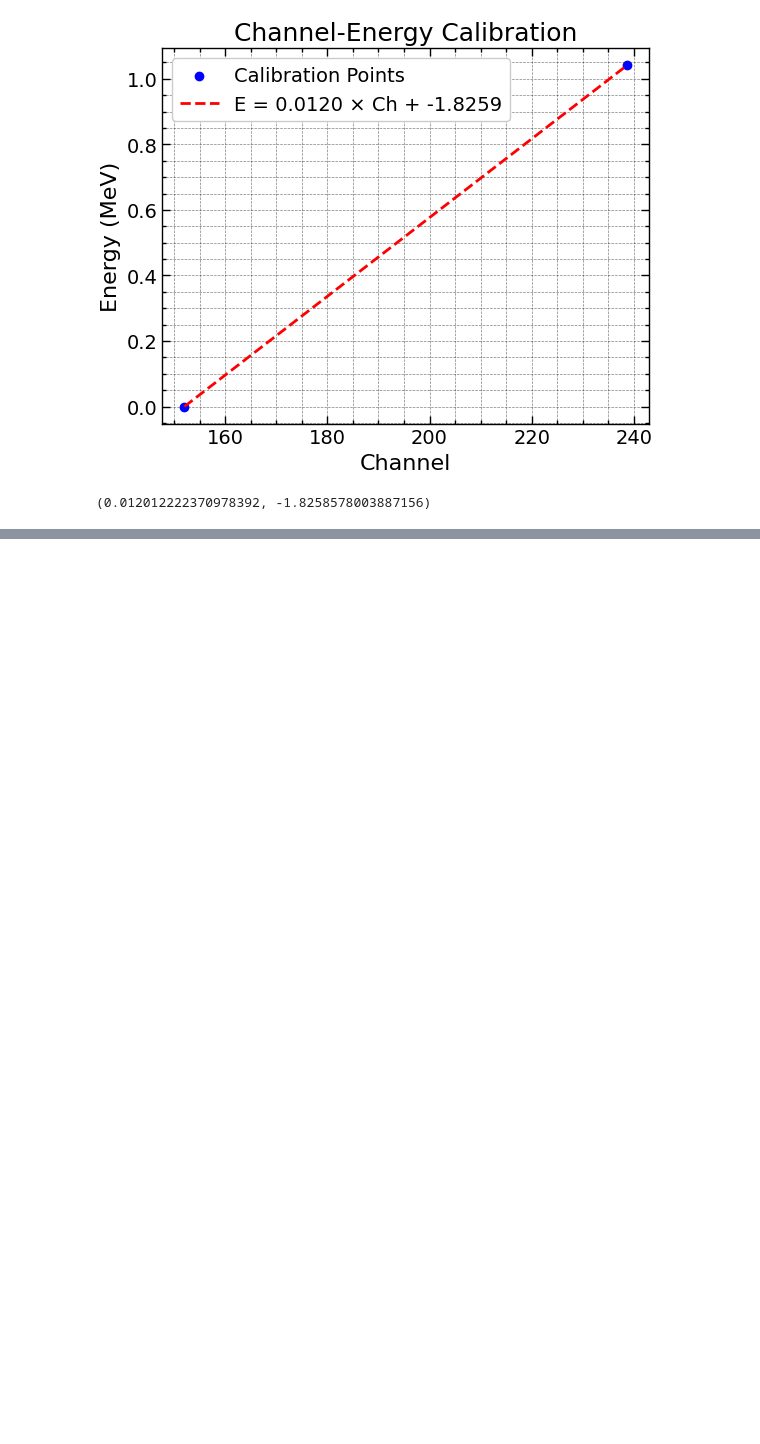
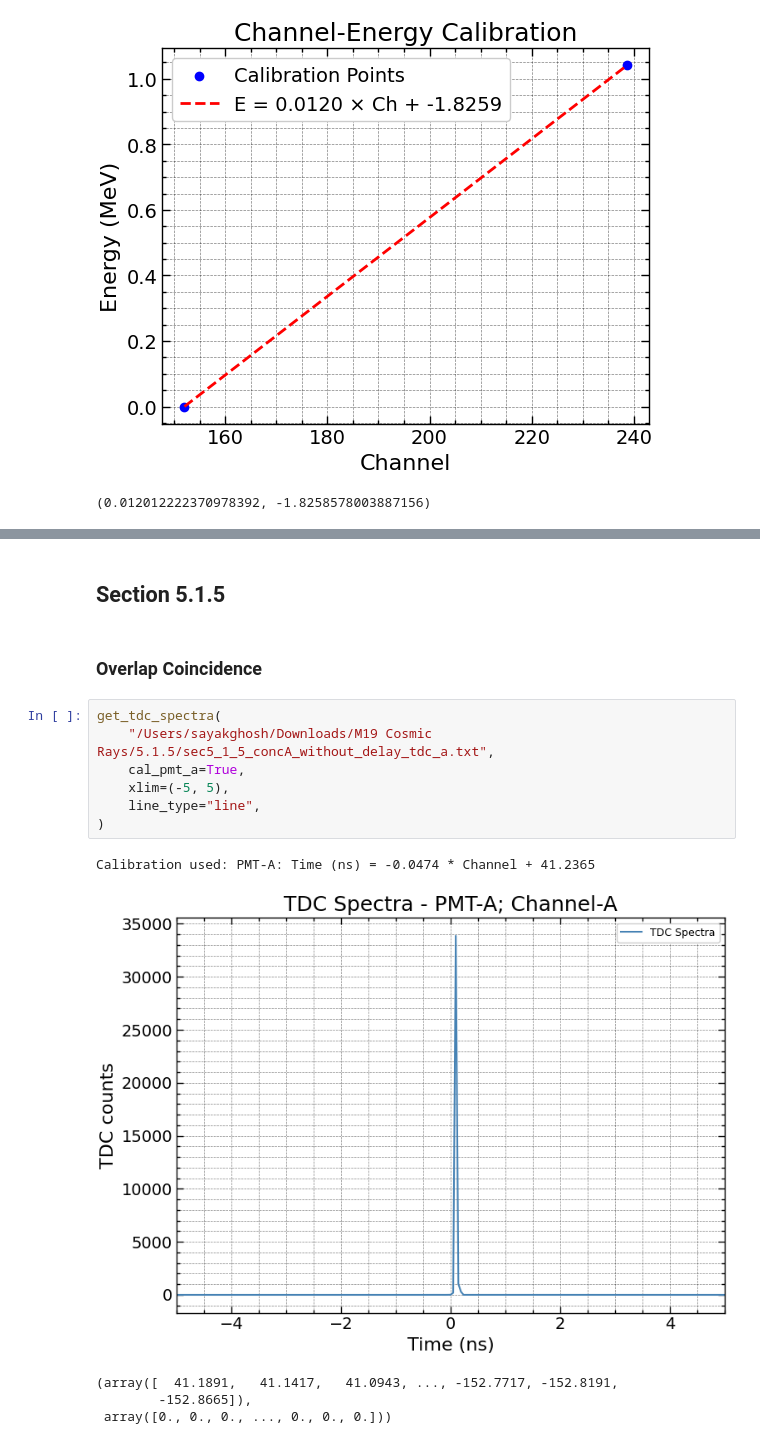
Before and after one commit to c0smic-65/M19-spectra-analysis, a Jupyter notebook: test.ipynb, the cells around one changed output, grey strips where cells are left out. Saved outputs shown, nothing was run; the diff lists cells and outputs as text; blank space fills up the shorter version.

```diff
--- a/test.ipynb
+++ b/test.ipynb
@@ -869,0 +926,17 @@ Calibration: Energy (MeV) = 0.012012 * Channel + -1.825858
+# %% [markdown]
+## Section 5.1.5
+# %% [markdown]
+### Overlap Coincidence
+# %%
+get_tdc_spectra(
+    "/Users/sayakghosh/Downloads/M19 Cosmic Rays/5.1.5/sec5_1_5_concA_without_delay_tdc_a.txt",
+    cal_pmt_a=True,
+    xlim=(-5, 5),
+    line_type="line",
+)
+# %% [output]
+Calibration used: PMT-A: Time (ns) = -0.0474 * Channel + 41.2365
+[figure, added]
+(array([  41.1891,   41.1417,   41.0943, ..., -152.7717, -152.8191,
+        -152.8665]),
+ array([0., 0., 0., ..., 0., 0., 0.]))
```
Also changed, not shown: parts of 12 cells of this notebook.
